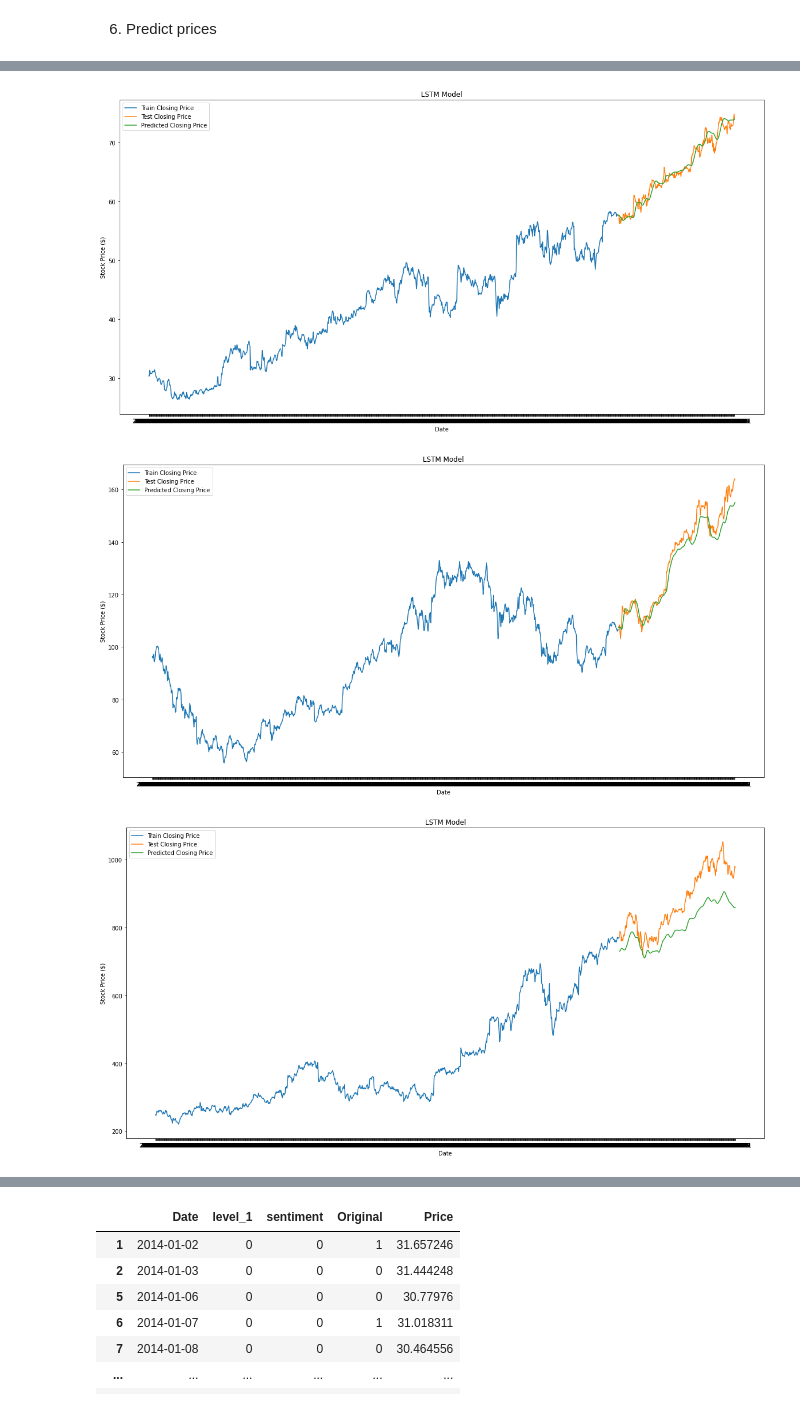
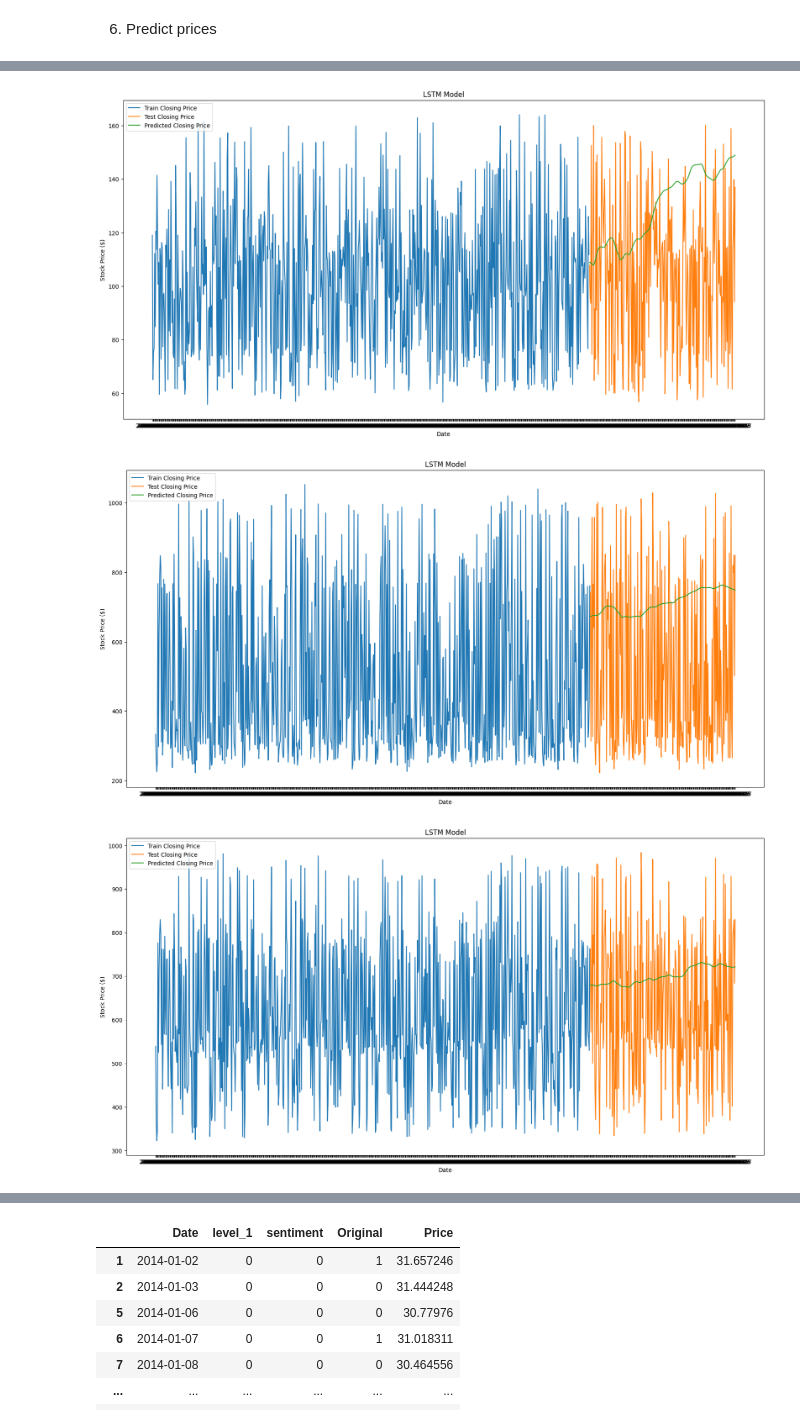
Before and after one commit to trilogy-group/tu2k22-zhiyuangao, a Jupyter notebook: dl/main2.ipynb, the cells around one changed output, grey strips where cells are left out. Saved outputs shown, nothing was run; the diff lists cells and outputs as text; code cells hidden in the pictures.

```diff
--- a/dl/main2.ipynb
+++ b/dl/main2.ipynb
@@ -137,11 +115,30 @@ def calculate_error_and_plot(train,test):
 # %% [markdown]
 6. Predict prices
 # %%
+def dataset_split(df):
+    train, validate, test = \
+              np.split(df.sample(frac=1, random_state=42),
+                       [int(.6*len(df)), int(.8*len(df))])
+    return train, test
+
+def scale(stock_data,train):
+    def extract_seqX_outcomeY(data, N, offset):
+        X, y = [], []
+        for i in range(offset, len(data)):
+            X.append(data[i-N:i])
+            y.append(data[i])
+        return np.array(X), np.array(y)
+    scaled_data = scaler.fit_transform(stock_data[['Close']].values)
+    scaled_data_train = scaled_data[:train.shape[0]]
+    window_size = 50
+    # We use past 50 days’ stock prices for our training to predict the 51th day's closing price.
+    X_train, y_train = extract_seqX_outcomeY(scaled_data_train, window_size, window_size)
+    return X_train, y_train
 
 def predict_stocks():
   for name in stocks:
-    train,test = dataset_split(stock_data[name])
-    X_train, y_train = scaleDataAndModify(ticker_data[ticker],train)
+    train,test = dataset_split(stocks_data[name])
+    X_train, y_train = scale(stocks_data[name],train)
 
     ## training our model
     model = Run_LSTM(X_train, layer_units = layer_units)
@@ -150,7 +147,7 @@ def predict_stocks():
 
     print(name, " trained successfully")
     ## preprocess test data
-    X_test = preprocess_testdat(stock_data[name], scaler, 50, test)
+    X_test = preprocess_testdat(stocks_data[name], scaler, 50, test)
 
     ##predict test data
     predicted_price_ = model.predict(X_test)
@@ -183,3 +197,3 @@ MSE =  60.58665013946364
-[figure, old version]
+[figure, new version]
-[figure, old version]
+[figure, new version]
-[figure, old version]
+[figure, new version]
```
Also changed, not shown: parts of 33 cells of this notebook.
